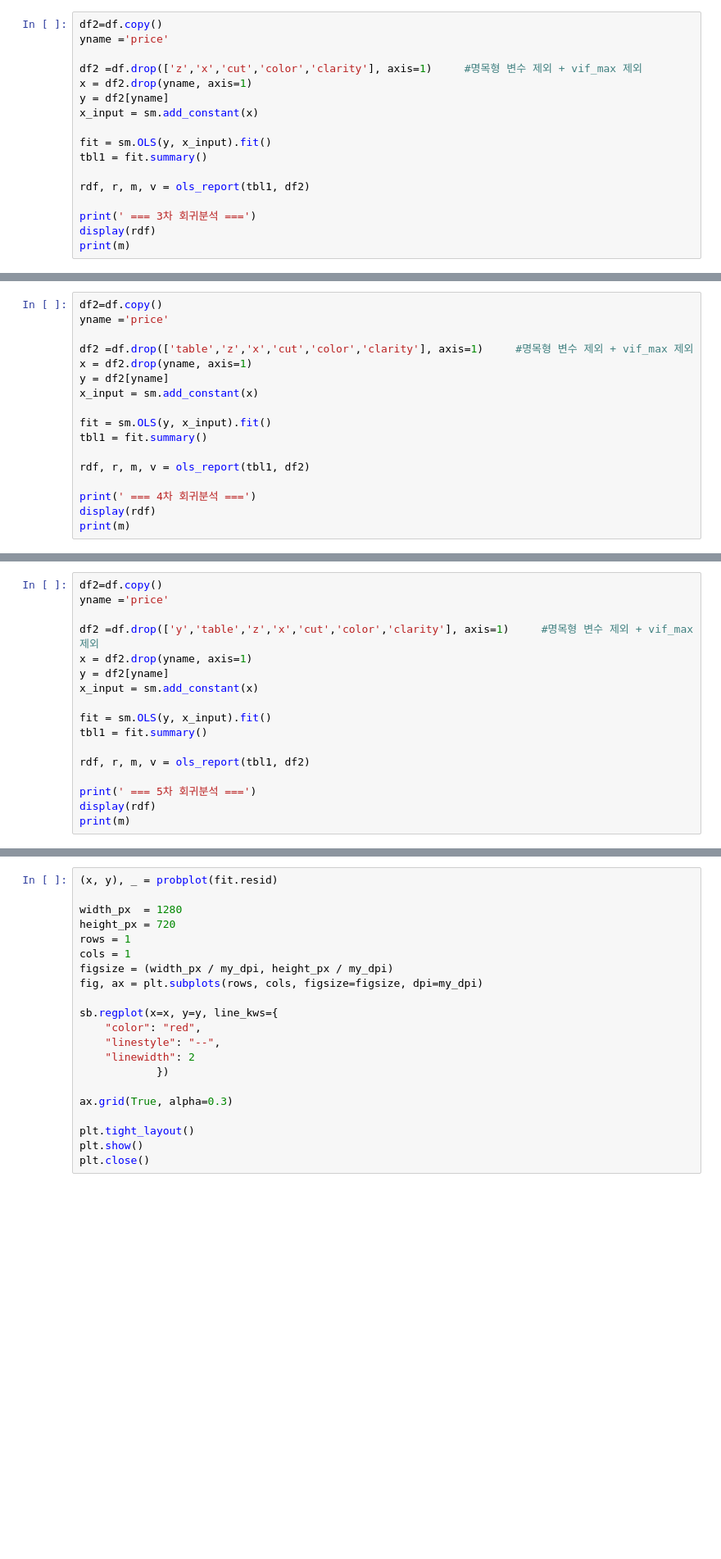
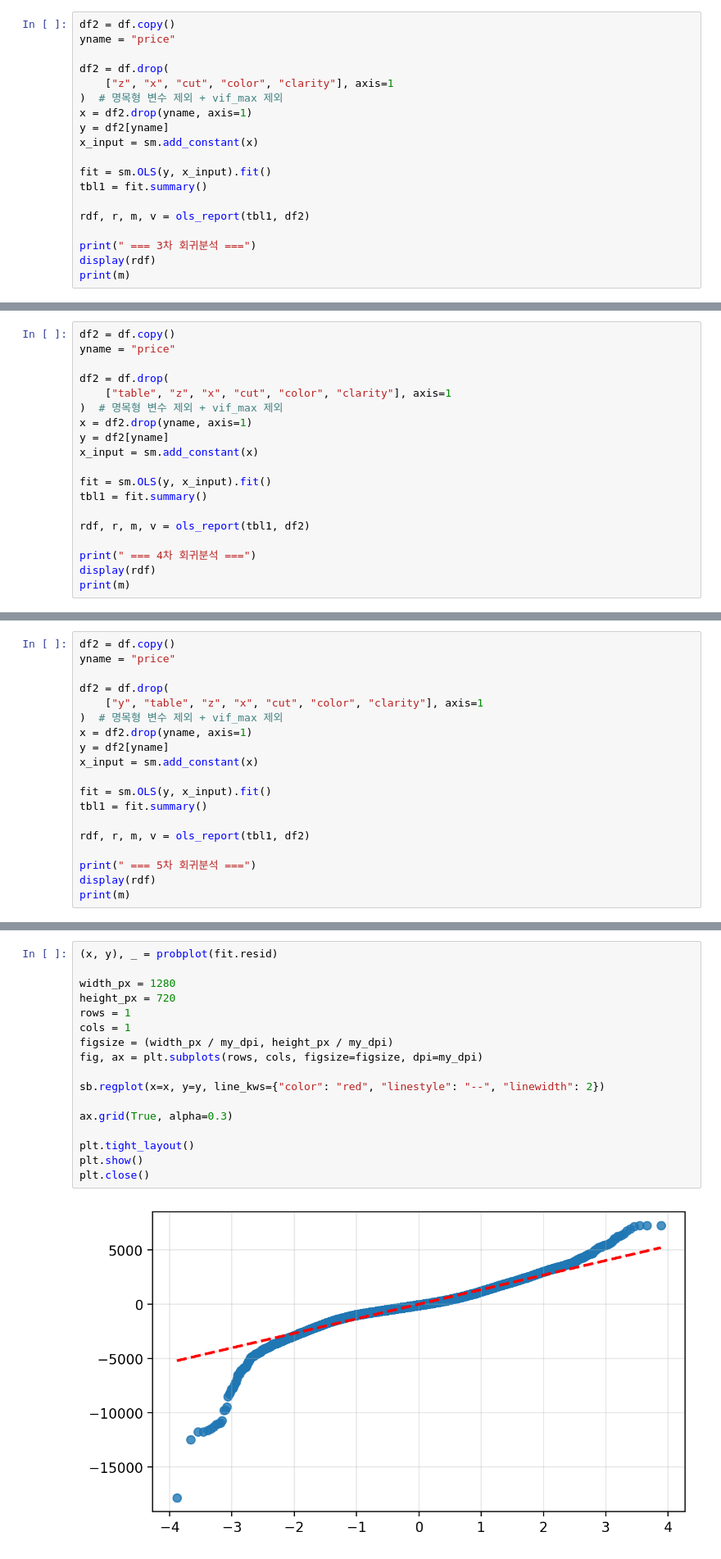
Before and after one commit to BeakJW/Diamond-Project, a Jupyter notebook: notebooks/final.ipynb, the cells around one changed output, grey strips where cells are left out. Shown at 82% size. Cells and saved outputs as stored; diff of their text form; blank space fills up the shorter version.

```diff
--- a/notebooks/final.ipynb
+++ b/notebooks/final.ipynb
@@ -1390,8 +2044,10 @@ print(m)
 # %%
-df2=df.copy()
-yname ='price'
+df2 = df.copy()
+yname = "price"
 
-df2 =df.drop(['z','x','cut','color','clarity'], axis=1)     #명목형 변수 제외 + vif_max 제외
+df2 = df.drop(
+    ["z", "x", "cut", "color", "clarity"], axis=1
+)  # 명목형 변수 제외 + vif_max 제외
 x = df2.drop(yname, axis=1)
 y = df2[yname]
 x_input = sm.add_constant(x)
@@ -1401,6 +2057,6 @@ tbl1 = fit.summary()
 
 rdf, r, m, v = ols_report(tbl1, df2)
 
-print(' === 3차 회귀분석 ===')
+print(" === 3차 회귀분석 ===")
 display(rdf)
 print(m)
@@ -1407,8 +2071,10 @@ print(m)
 # %%
-df2=df.copy()
-yname ='price'
+df2 = df.copy()
+yname = "price"
 
-df2 =df.drop(['table','z','x','cut','color','clarity'], axis=1)     #명목형 변수 제외 + vif_max 제외
+df2 = df.drop(
+    ["table", "z", "x", "cut", "color", "clarity"], axis=1
+)  # 명목형 변수 제외 + vif_max 제외
 x = df2.drop(yname, axis=1)
 y = df2[yname]
 x_input = sm.add_constant(x)
@@ -1418,6 +2084,6 @@ tbl1 = fit.summary()
 
 rdf, r, m, v = ols_report(tbl1, df2)
 
-print(' === 4차 회귀분석 ===')
+print(" === 4차 회귀분석 ===")
 display(rdf)
 print(m)
@@ -1424,8 +2097,10 @@ print(m)
 # %%
-df2=df.copy()
-yname ='price'
+df2 = df.copy()
+yname = "price"
 
-df2 =df.drop(['y','table','z','x','cut','color','clarity'], axis=1)     #명목형 변수 제외 + vif_max 제외
+df2 = df.drop(
+    ["y", "table", "z", "x", "cut", "color", "clarity"], axis=1
+)  # 명목형 변수 제외 + vif_max 제외
 x = df2.drop(yname, axis=1)
 y = df2[yname]
 x_input = sm.add_constant(x)
@@ -1435,6 +2110,6 @@ tbl1 = fit.summary()
 
 rdf, r, m, v = ols_report(tbl1, df2)
 
-print(' === 5차 회귀분석 ===')
+print(" === 5차 회귀분석 ===")
 display(rdf)
 print(m)
@@ -1486,23 +2213,21 @@ else:
 # %%
 (x, y), _ = probplot(fit.resid)
 
-width_px  = 1280
+width_px = 1280
 height_px = 720
 rows = 1
 cols = 1
 figsize = (width_px / my_dpi, height_px / my_dpi)
 fig, ax = plt.subplots(rows, cols, figsize=figsize, dpi=my_dpi)
 
-sb.regplot(x=x, y=y, line_kws={
-    "color": "red",
-    "linestyle": "--",
-    "linewidth": 2
-            })
+sb.regplot(x=x, y=y, line_kws={"color": "red", "linestyle": "--", "linewidth": 2})
 
 ax.grid(True, alpha=0.3)
 
 plt.tight_layout()
 plt.show()
 plt.close()
+# %% [output]
+[figure, added]
 # %%
 r
```
Also changed, not shown: parts of 61 cells of this notebook, 5 other files.
